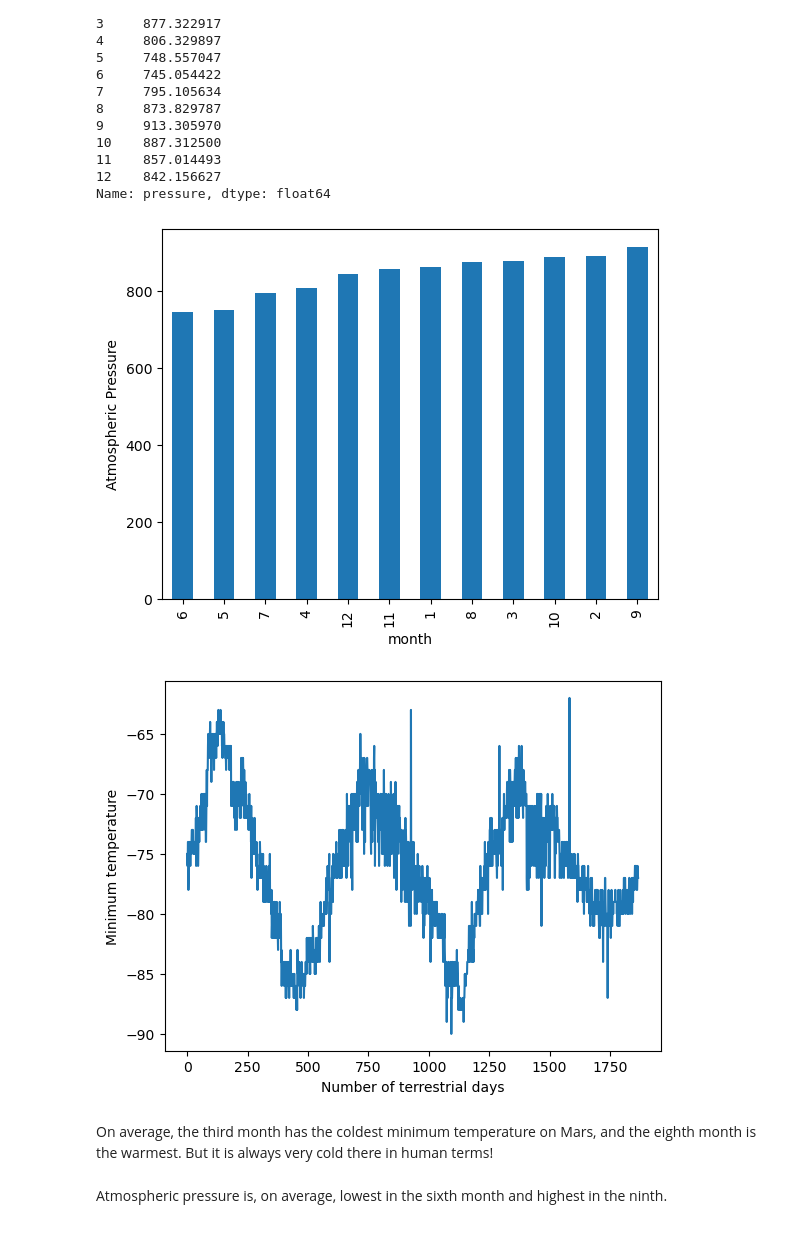
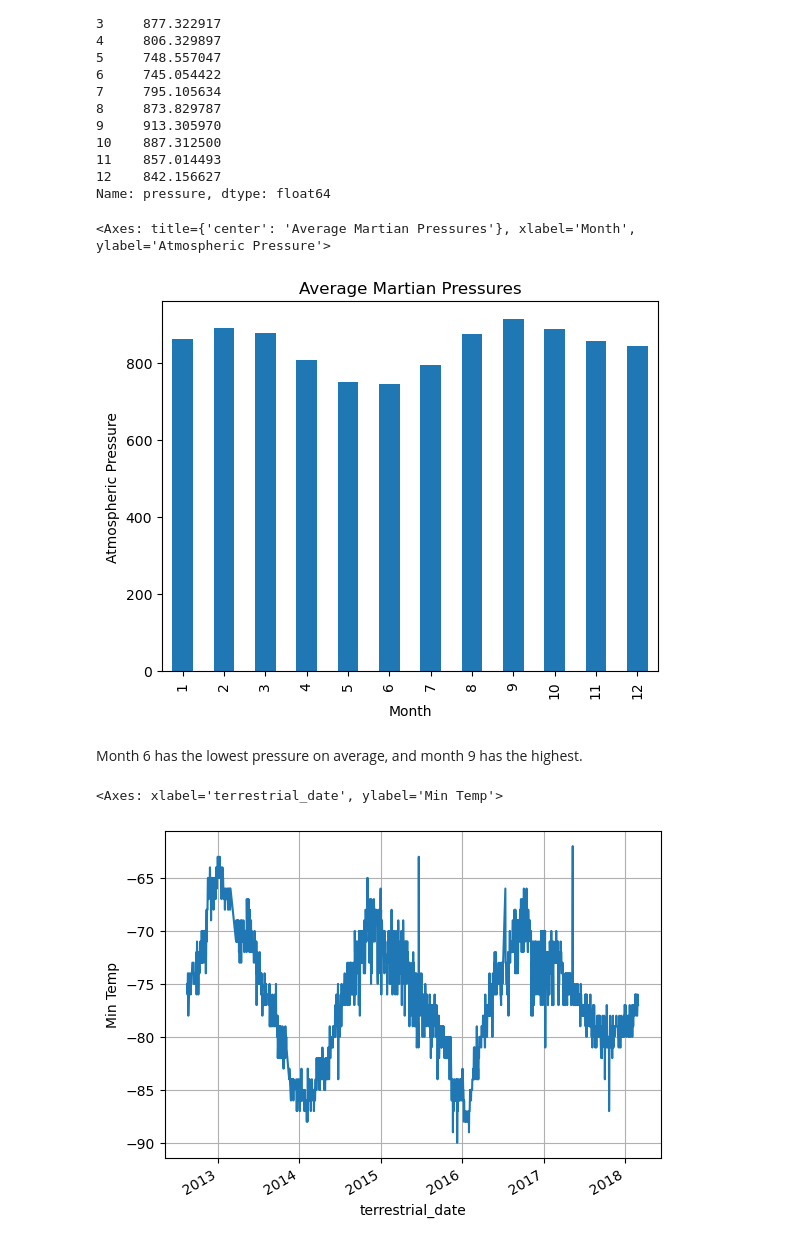
Before and after one commit to jdsouthern/webscraping-challenge, a Jupyter notebook: Mars/part_2_mars_weather.ipynb, the cells around one changed output. Cells and saved outputs as stored; diff of their text form; code cells hidden in the pictures.

```diff
--- a/Mars/part_2_mars_weather.ipynb
+++ b/Mars/part_2_mars_weather.ipynb
@@ -192,5 +212,7 @@ Name: min_temp, dtype: float64
 # %%
 # 4. Average pressure by Martian month
+avg_pres = weather['pressure'].groupby(weather['month']).mean()
+avg_pres
 # %% [output]
 month
 1     862.488506
@@ -208,13 +230,16 @@ month
 Name: pressure, dtype: float64
 # %%
 # Plot the average pressure by month
+avg_pres.plot(kind='bar', ylabel='Atmospheric Pressure', xlabel='Month', title='Average Martian Pressures')
 # %% [output]
+<Axes: title={'center': 'Average Martian Pressures'}, xlabel='Month', ylabel='Atmospheric Pressure'>
-[figure, old version]
+[figure, new version]
+# %% [markdown]
+Month 6 has the lowest pressure on average, and month 9 has the highest.
 # %%
 # 5. How many terrestrial (earth) days are there in a Martian year?
+
+weather.plot(kind='line', x='terrestrial_date', y='min_temp', grid=True, legend=False, ylabel='Min Temp')
 # %% [output]
+<Axes: xlabel='terrestrial_date', ylabel='Min Temp'>
-[figure, old version]
+[figure, new version]
-# %% [markdown]
-On average, the third month has the coldest minimum temperature on Mars, and the eighth month is the warmest. But it is always very cold there in human terms!
-# %% [markdown]
-Atmospheric pressure is, on average, lowest in the sixth month and highest in the ninth.
```
Also changed, not shown: parts of 16 cells of this notebook, 1 other file.
